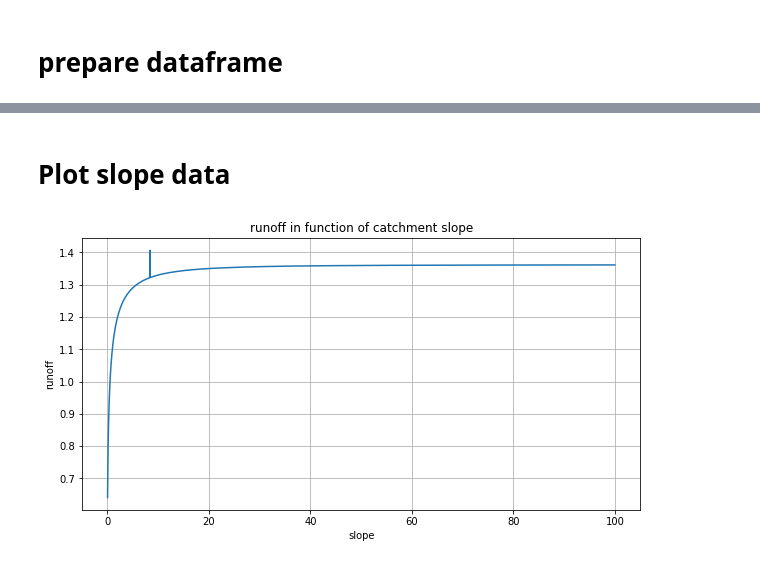
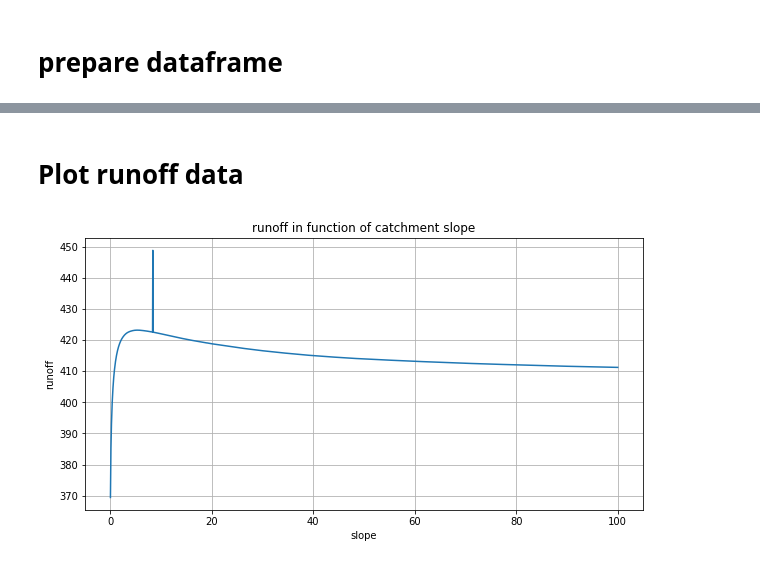
Before and after one commit to BuczynskiRafal/pipe_calculations, a Jupyter notebook: Catchments.ipynb, the cells around one changed output, grey strips where cells are left out. Cells and saved outputs as stored; diff of their text form; code cells hidden in the pictures.

```diff
--- a/Catchments.ipynb
+++ b/Catchments.ipynb
@@ -16,3 +16,15 @@ Requirement already satisfied: swmm-toolkit>=0.9.0 in /usr/local/lib/python3.7/d
 import pandas as pd
 import numpy as np
 from pyswmm import Simulation, Nodes, Links, Subcatchments, Output
+# %%
+for i in range(1, 10):
+    with Simulation('example.inp') as sim:
+        s1 = Subcatchments(sim)["S1"]
+        s1.slope = i
+
+        max = 0
+        for step in sim:
+            if s1.runoff > max:
+                max = s1.runoff
+        print(max)
+        print(s1.statistics)
@@ -19,2 +50,28 @@ from pyswmm import Simulation, Nodes, Links, Subcatchments, Output
+# %%
+def get_slope_data(min_slope=0.05, max_slope=100, file_path='example.inp'):
+    slope = []
+    runoff = []
+    peak_runoff_rate = []
+    infiltration = []
+    evaporation = []
+    runon = []
+    s = min_slope
+    while s < max_slope:
+        slope.append(s)
+        with Simulation(file_path) as sim:
+            s1 = Subcatchments(sim)["S1"]
+            s1.slope = s
+
+            for step in sim:
+                pass
+
+            stats = s1.statistics
+            runoff.append(stats["runoff"])
+            peak_runoff_rate.append(stats["peak_runoff_rate"])
+            infiltration.append(stats["infiltration"])
+            evaporation.append(stats["evaporation"])
+            runon.append(stats["runon"])
+        s += 0.05
+    return {"slope": slope, "runoff": runoff, "peak_runoff_rate": peak_runoff_rate, "infiltration": infiltration, "evaporation": evaporation}
 # %% [markdown]
 # Manage file to get data to process
@@ -73,2 +80,4 @@ print(imperv_data)
+# %%
+data = get_slope_data()
 # %% [markdown]
 # prepare dataframe
@@ -93,0 +84,3 @@ print(df_imperv)
+# %%
+df = pd.DataFrame(data=data)
+df.head()
@@ -94,14 +94,14 @@ print(df_imperv)
 # %% [markdown]
-# Plot slope data
+# Plot runoff data
 # %%
 import matplotlib.pyplot as plt
 
 plt.rcParams["figure.figsize"] = (10,5)
-plt.plot(df_slope['slope'], df_slope['runoff'])
+plt.plot(df['slope'], df['runoff'])
 plt.title('runoff in function of catchment slope')
 plt.xlabel('slope')
 plt.ylabel('runoff')
 plt.grid(True)
 plt.show()
 # %% [output]
-[figure, old version]
+[figure, new version]
```
Also changed, not shown: parts of 13 cells of this notebook.
